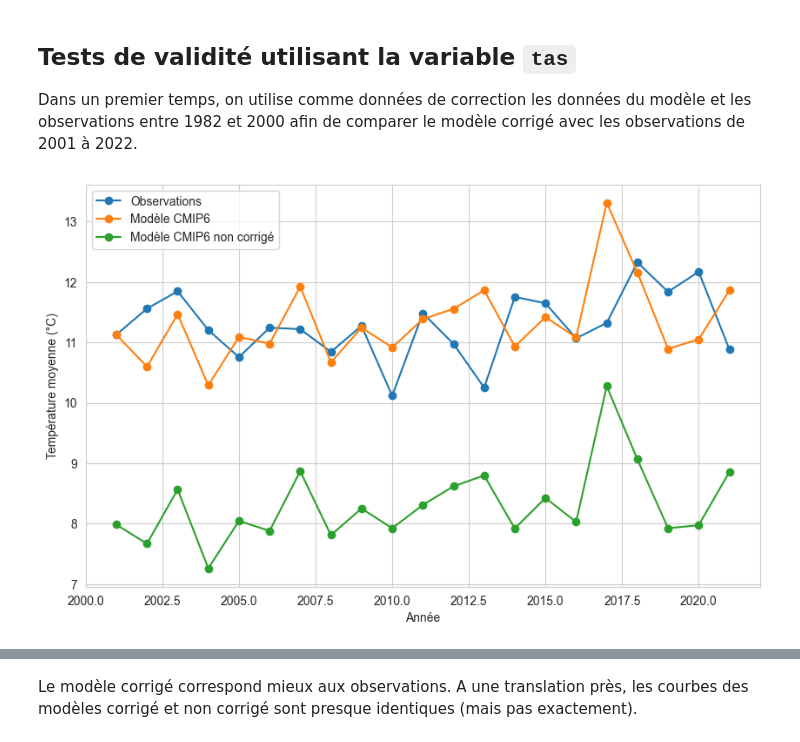
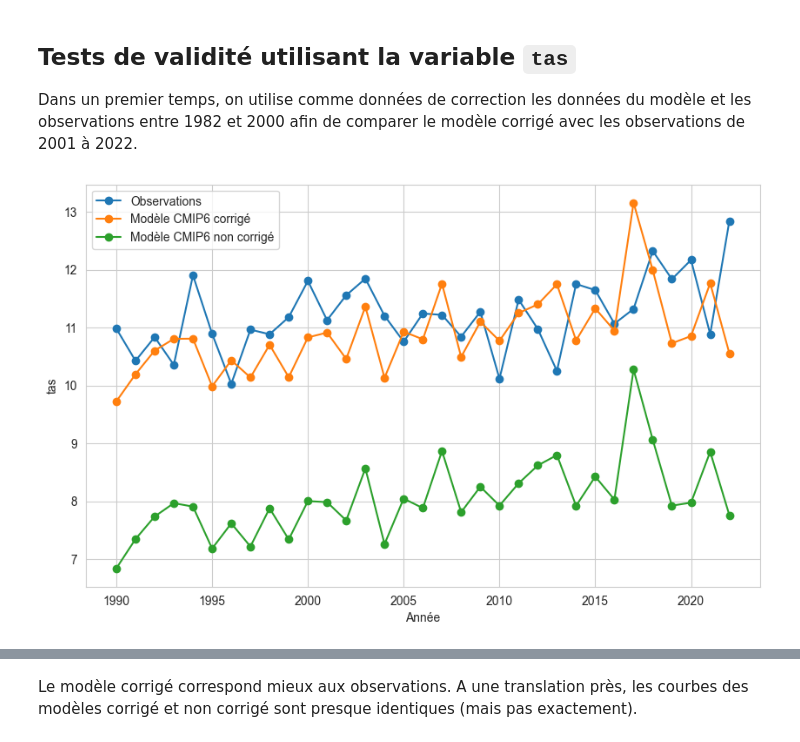
Before and after one commit to tristanczz/statapp_edf_25, a Jupyter notebook: MAIN.ipynb, the cells around one changed output, grey strips where cells are left out. Cells and saved outputs as stored; diff of their text form; code cells hidden in the pictures.

```diff
--- a/MAIN.ipynb
+++ b/MAIN.ipynb
@@ -178,32 +176,8 @@ Les $Y_1^i$ sont donc sous l'hypothèse de stationnarité de meilleures projecti
 # %% [markdown]
 ## Tests de validité utilisant la variable `tas`
 Dans un premier temps, on utilise comme données de correction les données du modèle et les observations entre 1982 et 2000 afin de comparer le modèle corrigé avec les observations de 2001 à 2022.
-# %%
-obs_to_2000 = obs[(obs['year'] >= 1982) & (obs['year'] <= 2000)]['tas'].values
-modele_to_2000 = modele[(modele['year'] >= 1982) & (modele['year'] <= 2000)]['tas'].values
-modele_from_2001 = modele[(modele['year'] >= 2001) & (modele['year'] <= 2022)]['tas'].values
-
-modele_corrige, ecdf_modele_corrige = functions.cdf_t_univ(modele_to_2000, obs_to_2000, modele_from_2001)
-
-df = pd.DataFrame({
-    'valeurs_modele': modele_from_2001,
-    'valeurs_corrigees': modele_corrige,
-    'year': modele[(modele['year'] >= 2001) & (modele['year'] <= 2022)]['year'].values
-})
-
-tas_per_year_obs_2001_2022 = [obs[obs['year'] == m]['tas'].mean() for m in range(2001, 2022)]
-tas_per_year_modele_corrige_2001_2022 = [df[df['year'] == m]['valeurs_corrigees'].mean() for m in range(2001, 2022)]
-tas_per_year_modele_2001_2022 = [modele[modele['year'] == m]['tas'].mean() for m in range(2001, 2022)]
-
-plt.figure(figsize=(10, 6))
-plt.grid(True)
-plt.xlabel('Année')
-plt.ylabel('Température moyenne (°C)')
-plt.plot(range(2001, 2022), tas_per_year_obs_2001_2022, 'o-', label='Observations')
-plt.plot(range(2001, 2022), tas_per_year_modele_corrige_2001_2022, 'o-', label='Modèle CMIP6')
-plt.plot(range(2001, 2022), tas_per_year_modele_2001_2022, 'o-', label='Modèle CMIP6 non corrigé')
-
-plt.legend()
-plt.show()
-# %% [output]
-[figure, removed]
+# %%
+#correction pour tous les mois de l'année, entrainement sur les données avant 2001, test sur les données de 2001 à 2022
+all_months_crossed = functions.plot_year_per_year_crossed(obs, modele, month = list(range(1, 13)), var = 'tas', first_year = 1990, last_year = 2022)
+# %% [output]
+[figure, added]
```
Also changed, not shown: parts of 27 cells of this notebook, 11 other files.
